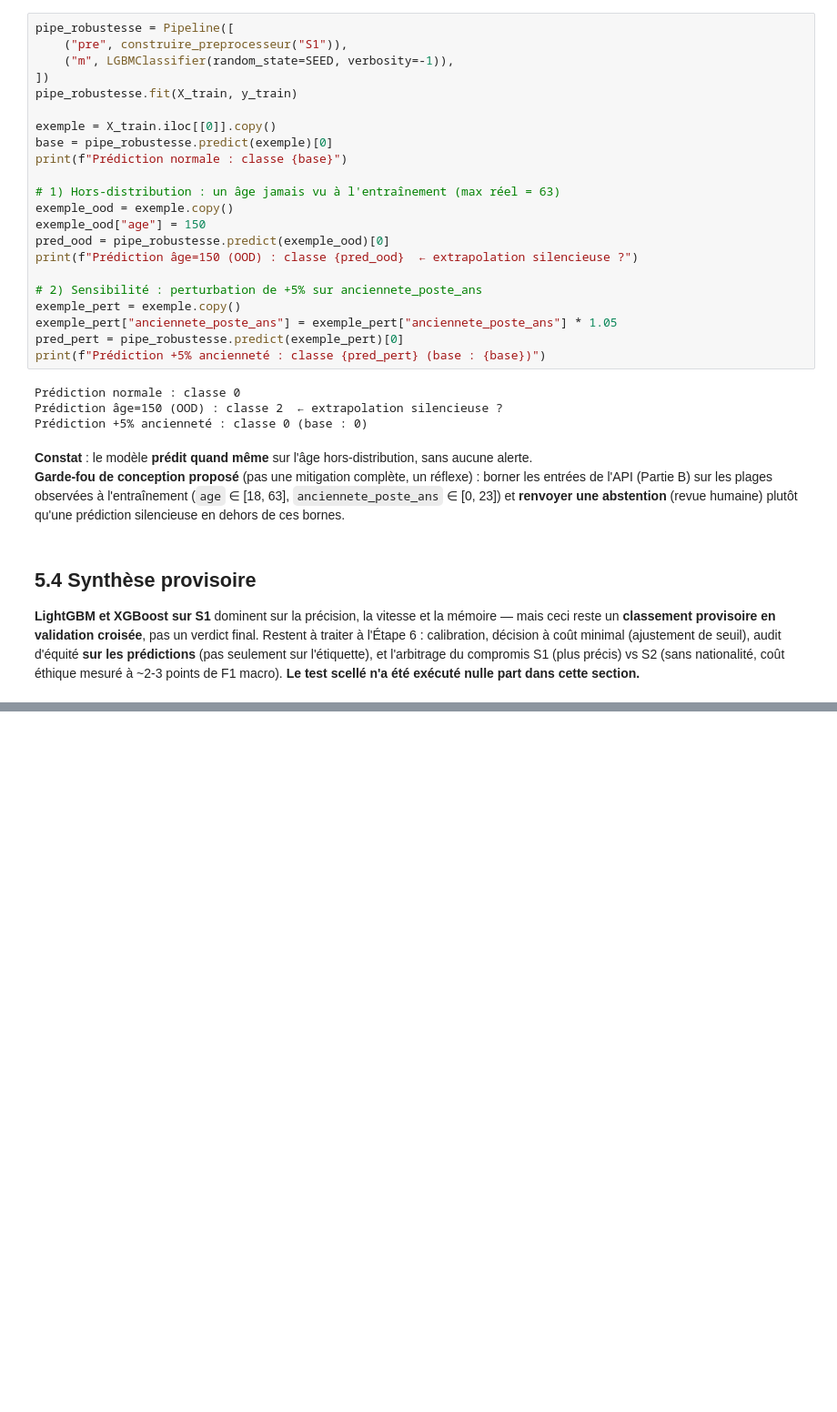
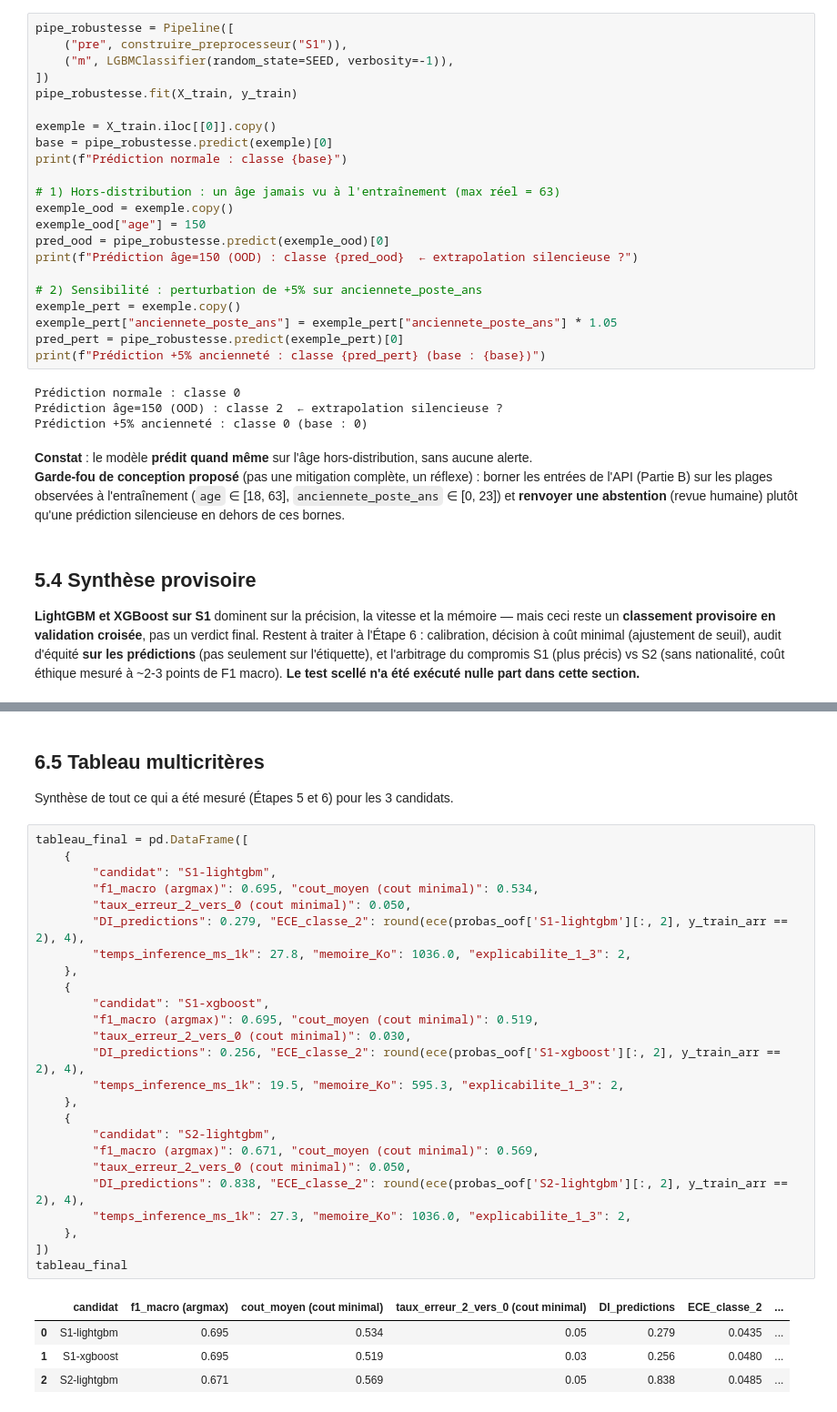
Before and after one commit to A949196/Cas_usage_Certif, a Jupyter notebook: notebook/use_case.ipynb, the cells around one changed output, grey strips where cells are left out. Shown at 91% size. Cells and saved outputs as stored; diff of their text form; blank space fills up the shorter version.

```diff
--- a/notebook/use_case.ipynb
+++ b/notebook/use_case.ipynb
@@ -679,0 +807,34 @@ Prédiction +5% ancienneté : classe 0 (base : 0)
+# %% [markdown]
+## 6.5 Tableau multicritères
+
+Synthèse de tout ce qui a été mesuré (Étapes 5 et 6) pour les 3 candidats.
+# %%
+tableau_final = pd.DataFrame([
+    {
+        "candidat": "S1-lightgbm",
+        "f1_macro (argmax)": 0.695, "cout_moyen (cout minimal)": 0.534,
+        "taux_erreur_2_vers_0 (cout minimal)": 0.050,
+        "DI_predictions": 0.279, "ECE_classe_2": round(ece(probas_oof['S1-lightgbm'][:, 2], y_train_arr == 2), 4),
+        "temps_inference_ms_1k": 27.8, "memoire_Ko": 1036.0, "explicabilite_1_3": 2,
+    },
+    {
+        "candidat": "S1-xgboost",
+        "f1_macro (argmax)": 0.695, "cout_moyen (cout minimal)": 0.519,
+        "taux_erreur_2_vers_0 (cout minimal)": 0.030,
+        "DI_predictions": 0.256, "ECE_classe_2": round(ece(probas_oof['S1-xgboost'][:, 2], y_train_arr == 2), 4),
+        "temps_inference_ms_1k": 19.5, "memoire_Ko": 595.3, "explicabilite_1_3": 2,
+    },
+    {
+        "candidat": "S2-lightgbm",
+        "f1_macro (argmax)": 0.671, "cout_moyen (cout minimal)": 0.569,
+        "taux_erreur_2_vers_0 (cout minimal)": 0.050,
+        "DI_predictions": 0.838, "ECE_classe_2": round(ece(probas_oof['S2-lightgbm'][:, 2], y_train_arr == 2), 4),
+        "temps_inference_ms_1k": 27.3, "memoire_Ko": 1036.0, "explicabilite_1_3": 2,
+    },
+])
+tableau_final
+# %% [output]
+|  | candidat | f1_macro (argmax) | cout_moyen (cout minimal) | taux_erreur_2_vers_0 (cout minimal) | DI_predictions | ECE_classe_2 | ... |
+| 0 | S1-lightgbm | 0.695 | 0.534 | 0.05 | 0.279 | 0.0435 | ... |
+| 1 | S1-xgboost | 0.695 | 0.519 | 0.03 | 0.256 | 0.0480 | ... |
+| 2 | S2-lightgbm | 0.671 | 0.569 | 0.05 | 0.838 | 0.0485 | ... |
```
Also changed, not shown: parts of 17 cells of this notebook.
